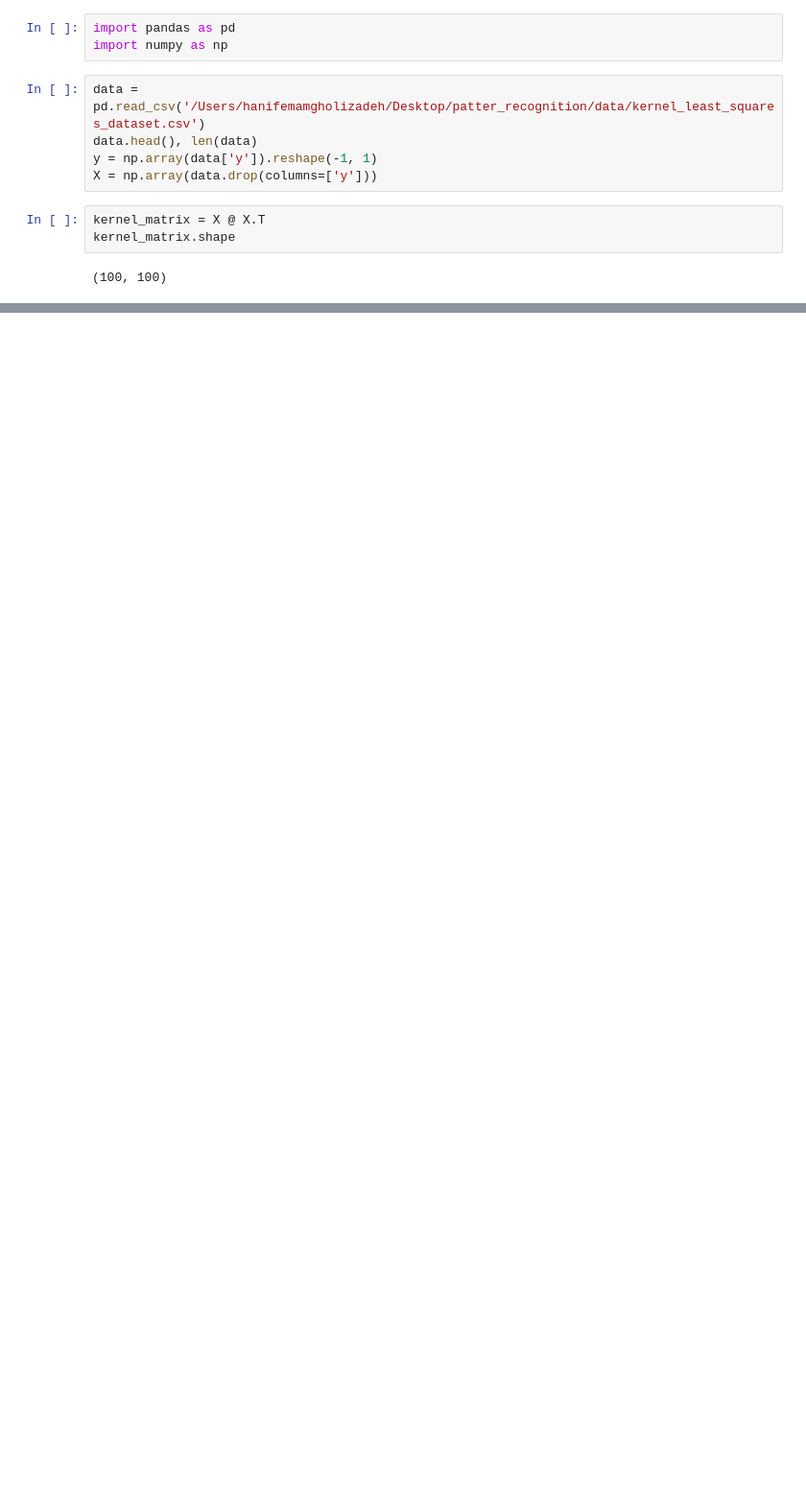
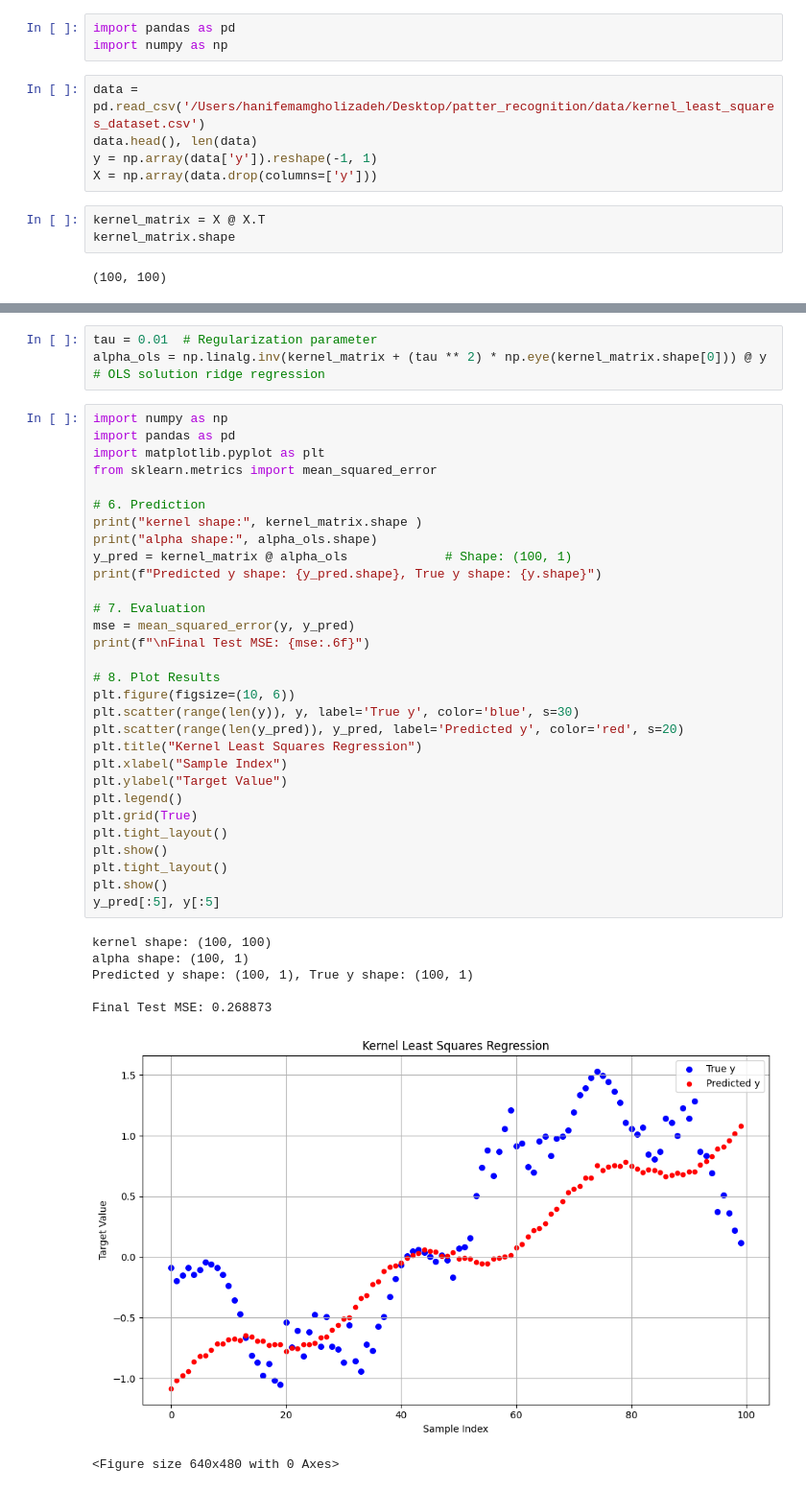
Before and after one commit to Hanifemam/pattern_recognition, a Jupyter notebook: course_implementation/kernel_basic.ipynb, the cells around one changed output, grey strips where cells are left out. Shown: that part at 96% size. Saved outputs shown, nothing was run; the diff lists cells and outputs as text; blank space fills up the shorter version.

```diff
--- a/course_implementation/kernel_basic.ipynb
+++ b/course_implementation/kernel_basic.ipynb
@@ -88,0 +132,41 @@ Final Test MSE: 1429886500691142617184162559654512715369490124183170113285684620
+# %%
+tau = 0.01  # Regularization parameter
+alpha_ols = np.linalg.inv(kernel_matrix + (tau ** 2) * np.eye(kernel_matrix.shape[0])) @ y  # OLS solution ridge regression
+# %%
+import numpy as np
+import pandas as pd
+import matplotlib.pyplot as plt
+from sklearn.metrics import mean_squared_error
+
+# 6. Prediction
+print("kernel shape:", kernel_matrix.shape )
+print("alpha shape:", alpha_ols.shape)
+y_pred = kernel_matrix @ alpha_ols             # Shape: (100, 1)
+print(f"Predicted y shape: {y_pred.shape}, True y shape: {y.shape}")
+
+# 7. Evaluation
+mse = mean_squared_error(y, y_pred)
+print(f"\nFinal Test MSE: {mse:.6f}")
+
+# 8. Plot Results
+plt.figure(figsize=(10, 6))
+plt.scatter(range(len(y)), y, label='True y', color='blue', s=30)
+plt.scatter(range(len(y_pred)), y_pred, label='Predicted y', color='red', s=20)
+plt.title("Kernel Least Squares Regression")
+plt.xlabel("Sample Index")
+plt.ylabel("Target Value")
+plt.legend()
+plt.grid(True)
+plt.tight_layout()
+plt.show()
+plt.tight_layout()
+plt.show()
+y_pred[:5], y[:5]
+# %% [output]
+kernel shape: (100, 100)
+alpha shape: (100, 1)
+Predicted y shape: (100, 1), True y shape: (100, 1)
+
+Final Test MSE: 0.268873
+[figure, added]
+<Figure size 640x480 with 0 Axes>
```
Also changed, not shown: parts of 6 cells of this notebook, 1 other file.
